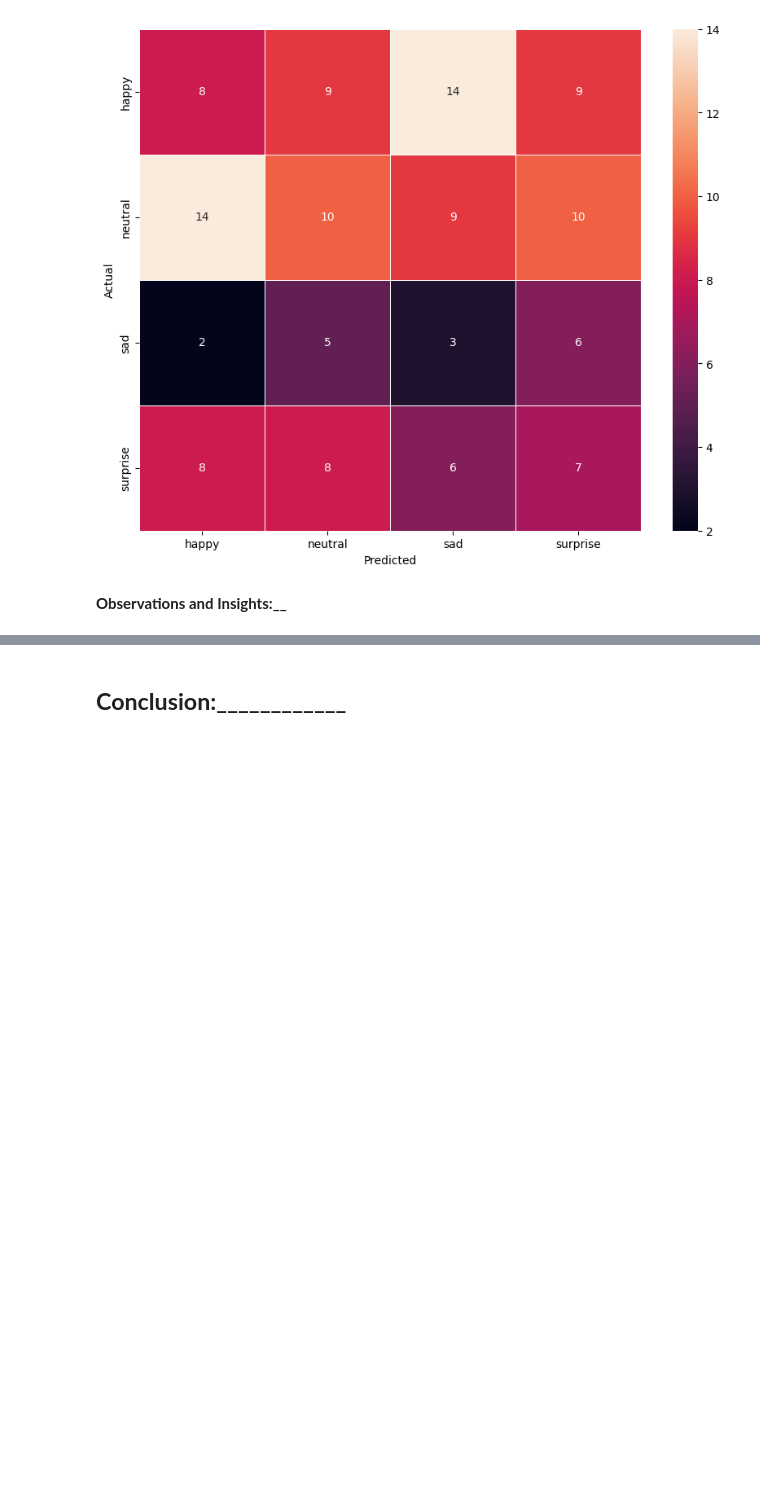
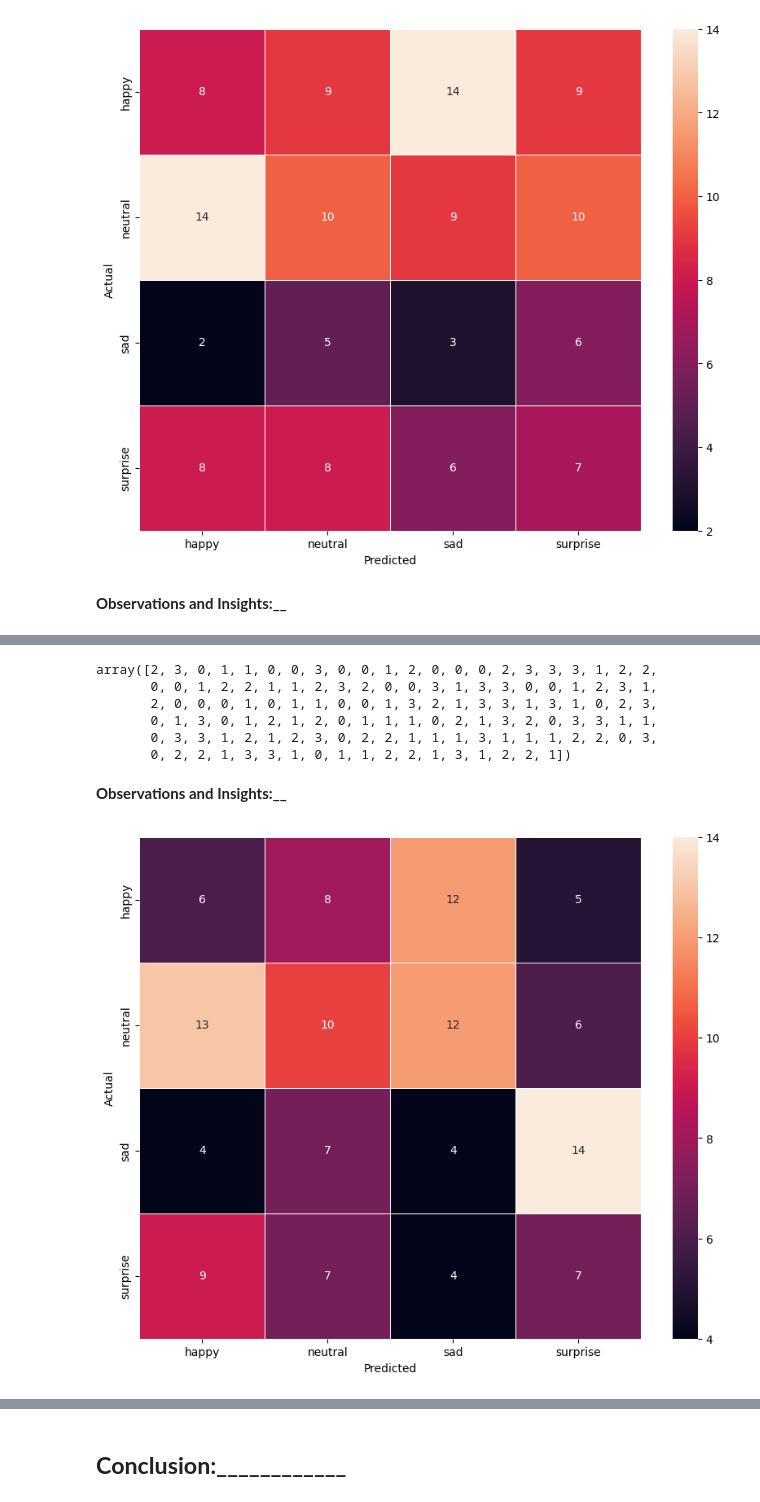
Before and after one commit to amitprakash07/snowflake, a Jupyter notebook: source/sandbox/data_science_and_ml/mit/projects/facial_emotion_detection/Reference_Notebook_Facial_Emotion_Detection_Full_Code.ipynb, the cells around one changed output, grey strips where cells are left out. Cells and saved outputs as stored; diff of their text form; code cells hidden in the pictures; blank space fills up the shorter version.

Commit message:
Add final model

```diff
--- a/source/sandbox/data_science_and_ml/mit/projects/facial_emotion_detection/Reference_Notebook_Facial_Emotion_Detection_Full_Code.ipynb
+++ b/source/sandbox/data_science_and_ml/mit/projects/facial_emotion_detection/Reference_Notebook_Facial_Emotion_Detection_Full_Code.ipynb
@@ -1519,0 +1638,2 @@ plt.show()
+# %%
+cmp_grayscale_model.compile(optimizer = Adam(learning_rate = 0.001), loss = 'categorical_crossentropy', metrics = ['accuracy'])
@@ -1519,0 +1663,4 @@ plt.show()
+# %%
+cmp_grayscale_model_history = cmp_grayscale_model.fit(cmp_grayscale_training_data,
+                                                    validation_data = cmp_grayscale_validation_data,
+                                                    epochs = 30, callbacks = callbacks_list)
@@ -1519,0 +1691,2 @@ plt.show()
+# %%
+cmp_grayscale_model_predictions = cmp_grayscale_model.predict(cmp_grayscale_test_data)
@@ -1519,0 +1695,35 @@ plt.show()
+# %%
+cmp_grayscale_model_y_pred_arg=np.argmax(cmp_grayscale_model_predictions, axis=1)
+# %%
+cmp_grayscale_model_y_pred_arg
+# %% [output]
+array([2, 3, 0, 1, 1, 0, 0, 3, 0, 0, 1, 2, 0, 0, 0, 2, 3, 3, 3, 1, 2, 2,
+       0, 0, 1, 2, 2, 1, 1, 2, 3, 2, 0, 0, 3, 1, 3, 3, 0, 0, 1, 2, 3, 1,
+       2, 0, 0, 0, 1, 0, 1, 1, 0, 0, 1, 3, 2, 1, 3, 3, 1, 3, 1, 0, 2, 3,
+       0, 1, 3, 0, 1, 2, 1, 2, 0, 1, 1, 1, 0, 2, 1, 3, 2, 0, 3, 3, 1, 1,
+       0, 3, 3, 1, 2, 1, 2, 3, 0, 2, 2, 1, 1, 1, 3, 1, 1, 1, 2, 2, 0, 3,
+       0, 2, 2, 1, 3, 3, 1, 0, 1, 1, 2, 2, 1, 3, 1, 2, 2, 1])
+# %% [markdown]
+**Observations and Insights:__**
+# %%
+import tensorflow.math as tf_math
+
+# Plotting the Confusion Matrix using confusion matrix() function which is also predefined tensorflow module
+cmp_grayscale_model_confusion_matrix_out = tf_math.confusion_matrix(cmp_grayscale_model_y_pred_arg, cmp_grayscale_testing_label_decoded)
+f, ax = plt.subplots(figsize=(10, 8))
+sns.heatmap(
+    cmp_grayscale_model_confusion_matrix_out,
+    annot=True,
+    linewidths=.4,
+    fmt="d",
+    square=True,
+    ax=ax,
+    xticklabels=data_labels,
+    yticklabels=data_labels
+)
+
+plt.ylabel('Actual')
+plt.xlabel('Predicted')
+plt.show()
+# %% [output]
+[figure, added]
```
Also changed, not shown: parts of 17 cells of this notebook.
